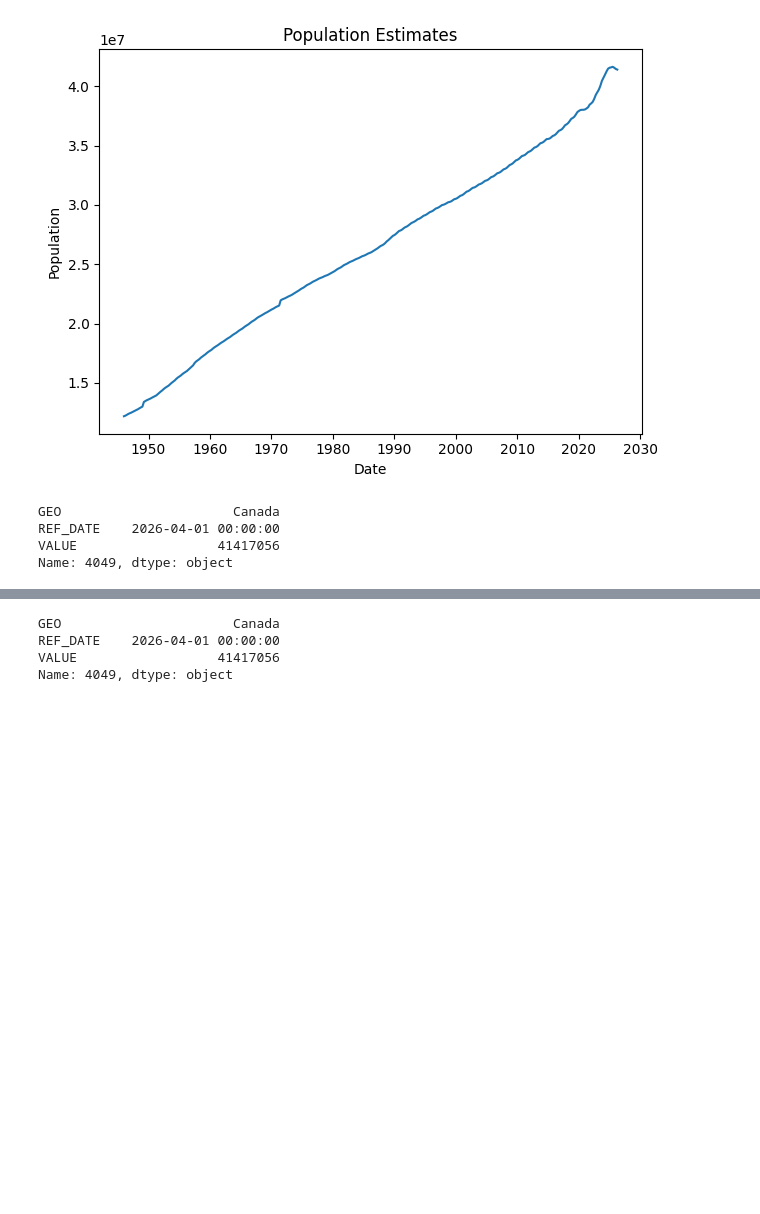
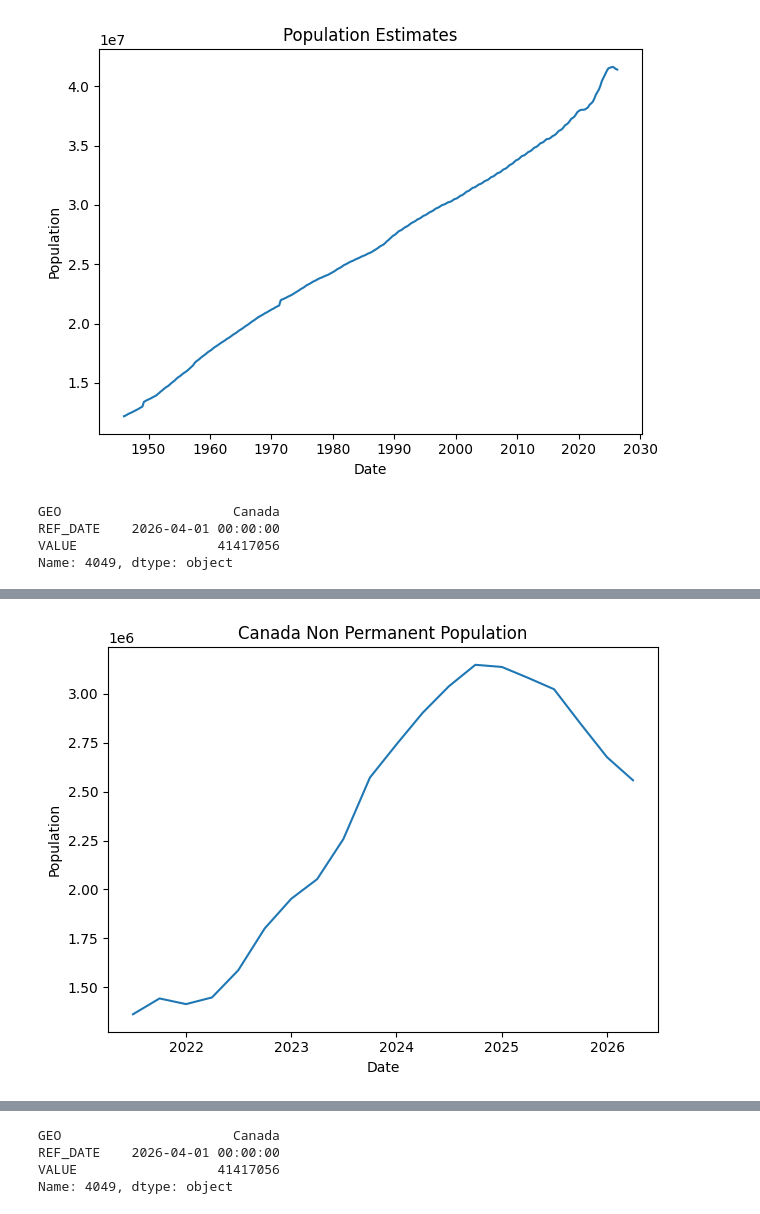
Before and after one commit to yrmo/gcinfo, a Jupyter notebook: non-permanent-percentage-population.ipynb, the cells around one changed output, grey strips where cells are left out. Drawn from its saved outputs; the diff is of its cells as text; code cells hidden in the pictures; blank space fills up the shorter version.

Commit message:
Add Canada Non-Permanent Population plot

```diff
--- a/non-permanent-percentage-population.ipynb
+++ b/non-permanent-percentage-population.ipynb
@@ -145,3 +138,5 @@ df_canada_non_permanent.head()
 | 2 | 2021-07 | Canada | 2021A000011124 | Asylum claimants, protected perso... | Persons | 249 | units | 0 | v1566927592 | ... |
 | 3 | 2021-07 | Canada | 2021A000011124 | Asylum claimants, protected perso... | Persons | 249 | units | 0 | v1566927593 | ... |
 | 4 | 2021-07 | Canada | 2021A000011124 | Asylum claimants, protected perso... | Persons | 249 | units | 0 | v1566927594 | ... |
+# %%
+df_canada_non_permanent["REF_DATE"] = pd.to_datetime(df_canada_non_permanent["REF_DATE"])
@@ -147,0 +149,3 @@ df_canada_non_permanent.head()
+# %%
+df_canada_non_permanent_total = df_canada_non_permanent[df_canada_non_permanent["Non-permanent resident types"] == "Total, non-permanent residents"]
+df_canada_non_permanent_total.head()
@@ -148 +159,9 @@ df_canada_non_permanent.head()
+# %%
+plt.plot(df_canada_non_permanent_total["REF_DATE"], df_canada_non_permanent_total["VALUE"])
+plt.title("Canada Non-Permanent Population")
+plt.xlabel("Date")
+plt.ylabel("Population")
+plt.tight_layout()
+# %% [output]
+[figure, added]
 # %%
```
Also changed, not shown: parts of 6 cells of this notebook.
